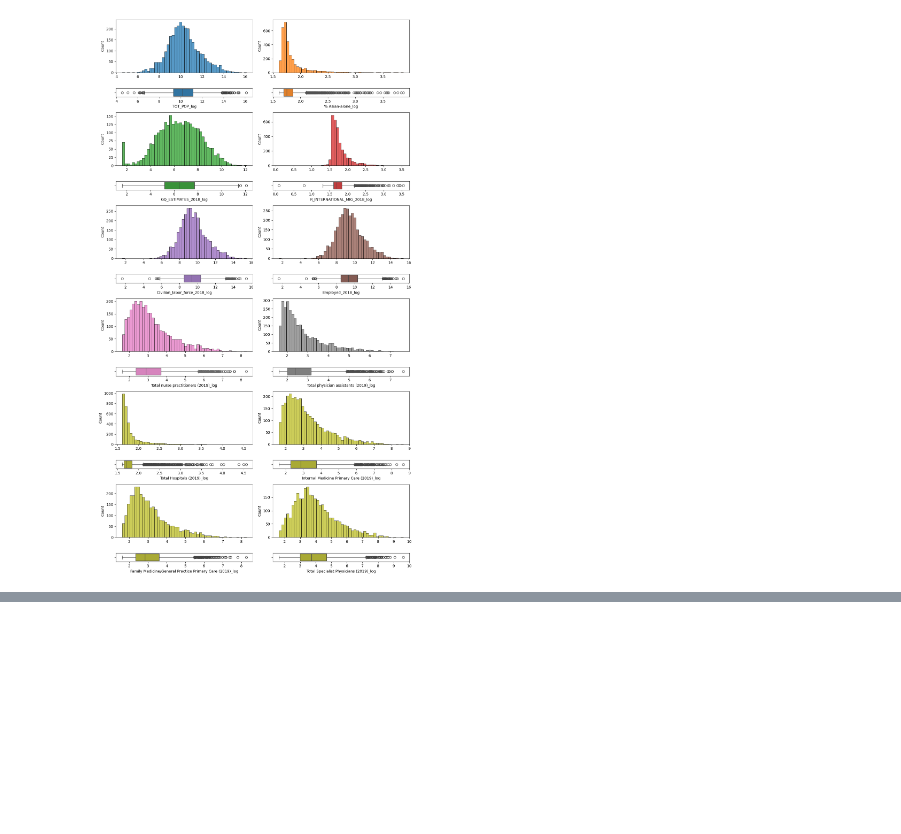
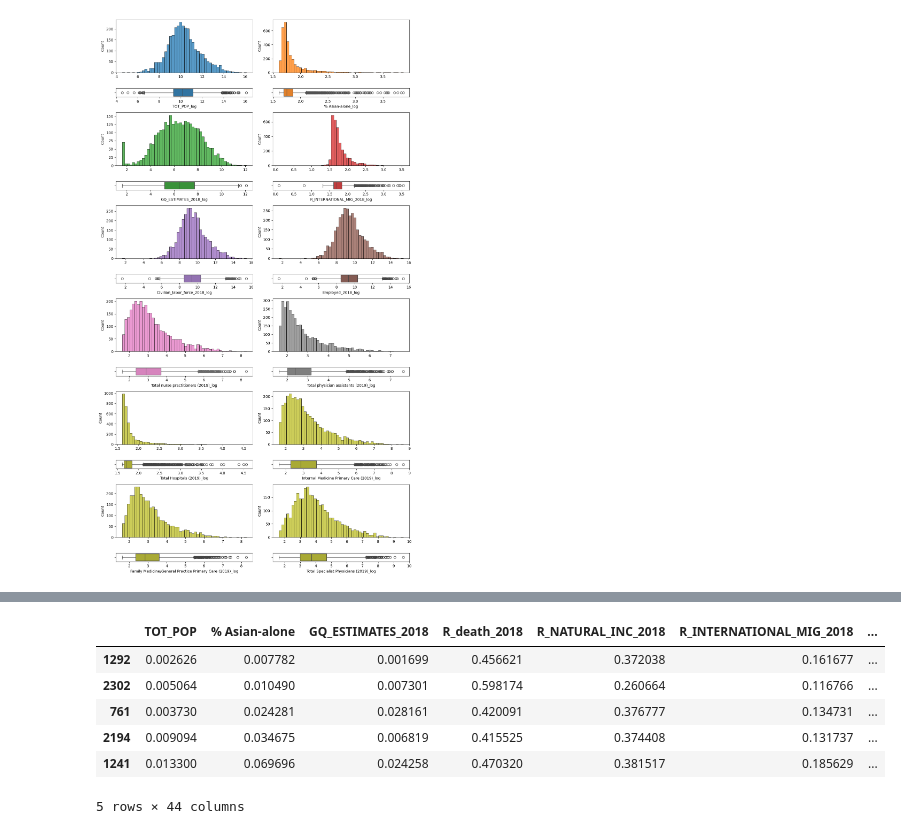
Before and after one commit to 4GeeksAcademy/sergio-roque-regularized-regression, a Jupyter notebook: src/explore.ipynb, the cells around one changed output, grey strips where cells are left out. Cells and saved outputs as stored; diff of their text form; code cells hidden in the pictures; blank space fills up the shorter version.

```diff
--- a/src/explore.ipynb
+++ b/src/explore.ipynb
@@ -493,0 +493,29 @@ data_log.describe()
+# %%
+X = data_log.drop("Heart disease_prevalence", axis = 1)
+y = data_log["Heart disease_prevalence"]
+
+X_train, X_test, y_train, y_test = train_test_split(X, y, test_size = 0.2, random_state = 42)
+# %%
+# Escalado
+# instancio el escalador
+scaler = MinMaxScaler()
+
+# entreno el escalador con los datos de entrenamiento
+scaler.fit(X_train)
+
+# aplico el escalador en ambos
+X_train_scal = scaler.transform(X_train)
+X_train_scal = pd.DataFrame(X_train_scal, index = X_train.index, columns = X_train.columns)
+
+X_test_scal = scaler.transform(X_test)
+X_test_scal = pd.DataFrame(X_test_scal, index = X_test.index, columns = X_test.columns)
+
+X_train_scal.head()
+# %% [output]
+|  | TOT_POP | % Asian-alone | GQ_ESTIMATES_2018 | R_death_2018 | R_NATURAL_INC_2018 | R_INTERNATIONAL_MIG_2018 | ... |
+| 1292 | 0.002626 | 0.007782 | 0.001699 | 0.456621 | 0.372038 | 0.161677 | ... |
+| 2302 | 0.005064 | 0.010490 | 0.007301 | 0.598174 | 0.260664 | 0.116766 | ... |
+| 761 | 0.003730 | 0.024281 | 0.028161 | 0.420091 | 0.376777 | 0.134731 | ... |
+| 2194 | 0.009094 | 0.034675 | 0.006819 | 0.415525 | 0.374408 | 0.131737 | ... |
+| 1241 | 0.013300 | 0.069696 | 0.024258 | 0.470320 | 0.381517 | 0.185629 | ... |
+5 rows × 44 columns
```
Also changed, not shown: parts of 9 cells of this notebook.
